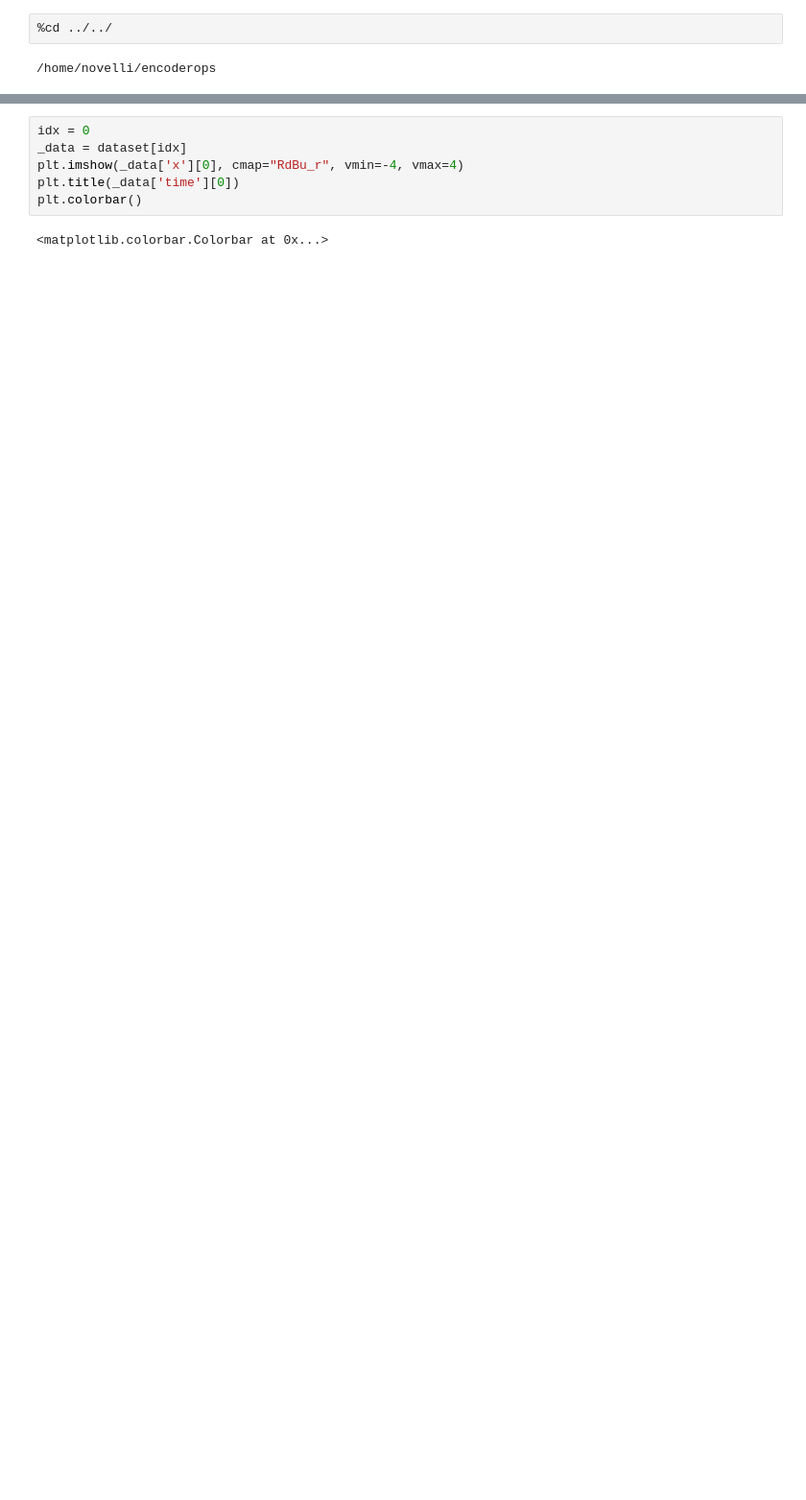
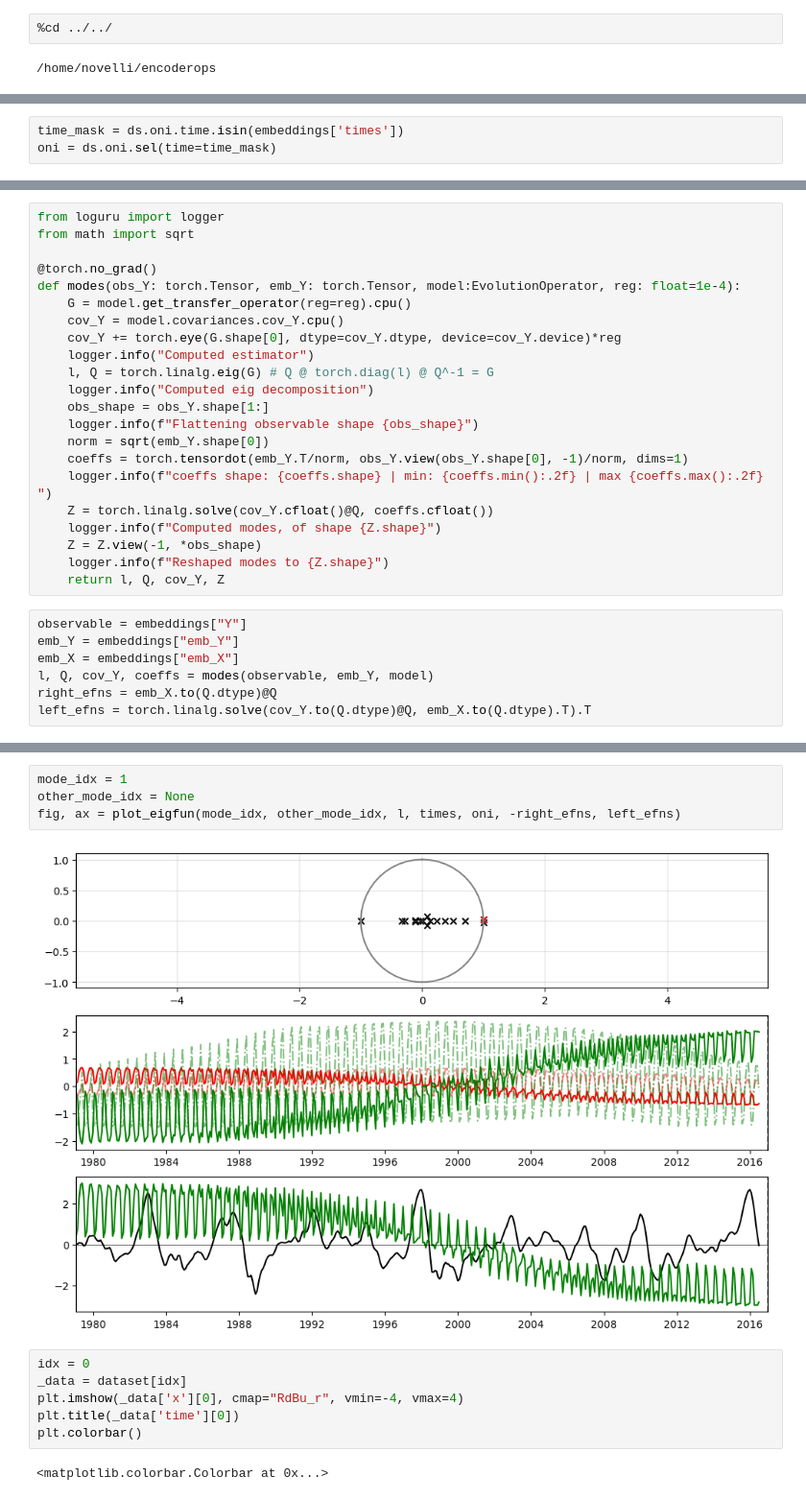
Before and after one commit to pietronvll/encoderops, a Jupyter notebook: exps/ENSO/scratch.ipynb, the cells around one changed output, grey strips where cells are left out. Shown at 96% size. Drawn from its saved outputs; the diff is of its cells as text; blank space fills up the shorter version.

```diff
--- a/exps/ENSO/scratch.ipynb
+++ b/exps/ENSO/scratch.ipynb
@@ -55 +69,4 @@ Y = torch.stack(Y)
+# %%
+time_mask = ds.oni.time.isin(embeddings['times'])
+oni = ds.oni.sel(time=time_mask)
 # %%
@@ -74,0 +93,29 @@ torch.Size([10, 2, 121, 240])
+# %%
+from loguru import logger
+from math import sqrt
+
+@torch.no_grad()
+def modes(obs_Y: torch.Tensor, emb_Y: torch.Tensor, model:EvolutionOperator, reg: float=1e-4):
+    G = model.get_transfer_operator(reg=reg).cpu()
+    cov_Y = model.covariances.cov_Y.cpu()
+    cov_Y += torch.eye(G.shape[0], dtype=cov_Y.dtype, device=cov_Y.device)*reg
+    logger.info("Computed estimator")
+    l, Q = torch.linalg.eig(G) # Q @ torch.diag(l) @ Q^-1 = G
+    logger.info("Computed eig decomposition")
+    obs_shape = obs_Y.shape[1:]
+    logger.info(f"Flattening observable shape {obs_shape}")
+    norm = sqrt(emb_Y.shape[0])
+    coeffs = torch.tensordot(emb_Y.T/norm, obs_Y.view(obs_Y.shape[0], -1)/norm, dims=1)
+    logger.info(f"coeffs shape: {coeffs.shape} | min: {coeffs.min():.2f} | max {coeffs.max():.2f} ")
+    Z = torch.linalg.solve(cov_Y.cfloat()@Q, coeffs.cfloat())
+    logger.info(f"Computed modes, of shape {Z.shape}")
+    Z = Z.view(-1, *obs_shape)
+    logger.info(f"Reshaped modes to {Z.shape}")
+    return l, Q, cov_Y, Z
+# %%
+observable = embeddings["Y"]
+emb_Y = embeddings["emb_Y"]
+emb_X = embeddings["emb_X"]
+l, Q, cov_Y, coeffs = modes(observable, emb_Y, model)
+right_efns = emb_X.to(Q.dtype)@Q
+left_efns = torch.linalg.solve(cov_Y.to(Q.dtype)@Q, emb_X.to(Q.dtype).T).T
@@ -75,3 +199,9 @@ torch.Size([10, 2, 121, 240])
+# %%
+mode_idx = 1
+other_mode_idx = None
+fig, ax = plot_eigfun(mode_idx, other_mode_idx, l, times, oni, -right_efns, left_efns)
+# %% [output]
+[figure, added]
 # %%
 idx = 0
 _data = dataset[idx]
```
Also changed, not shown: parts of 10 cells of this notebook, 5 other files.
